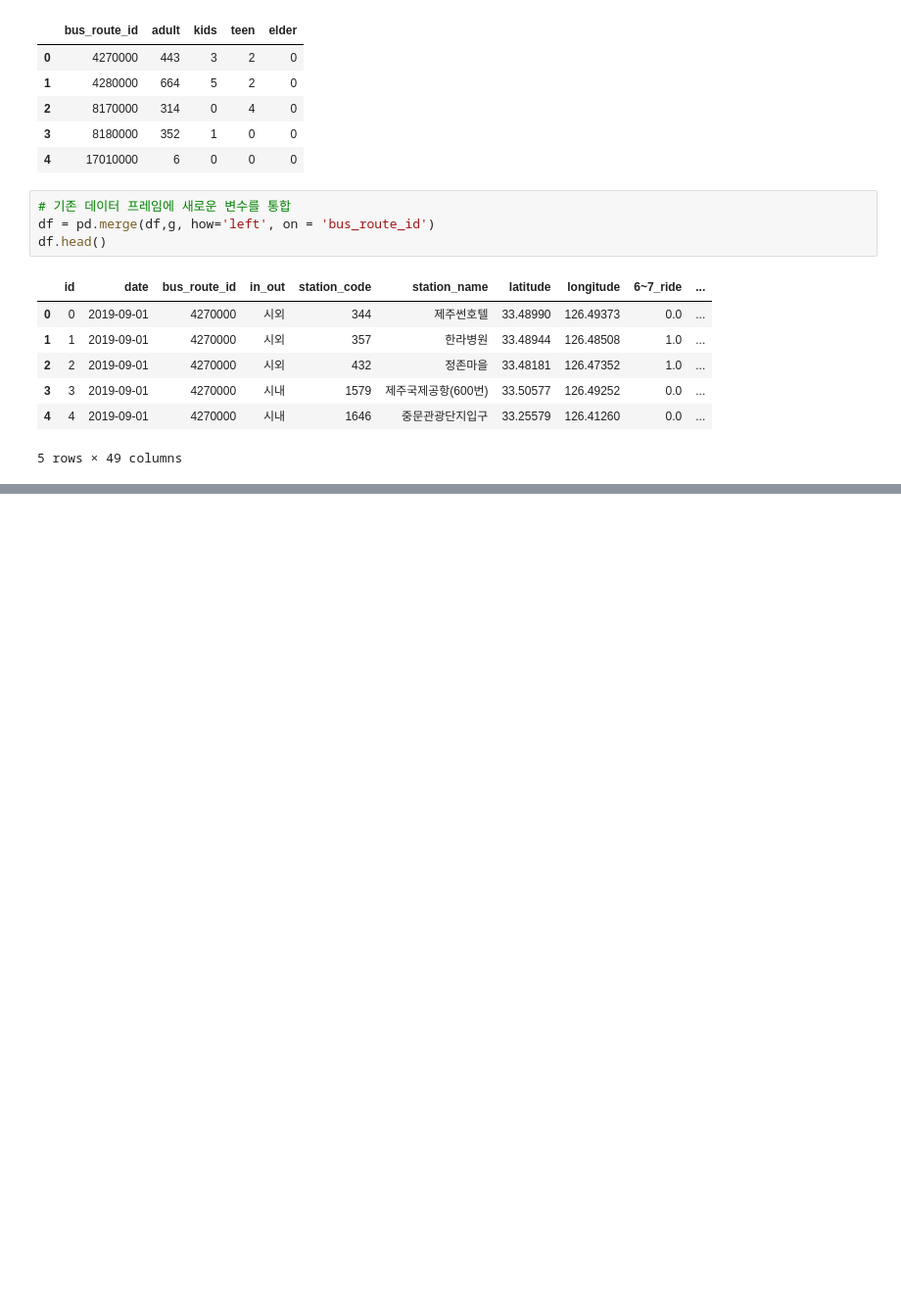
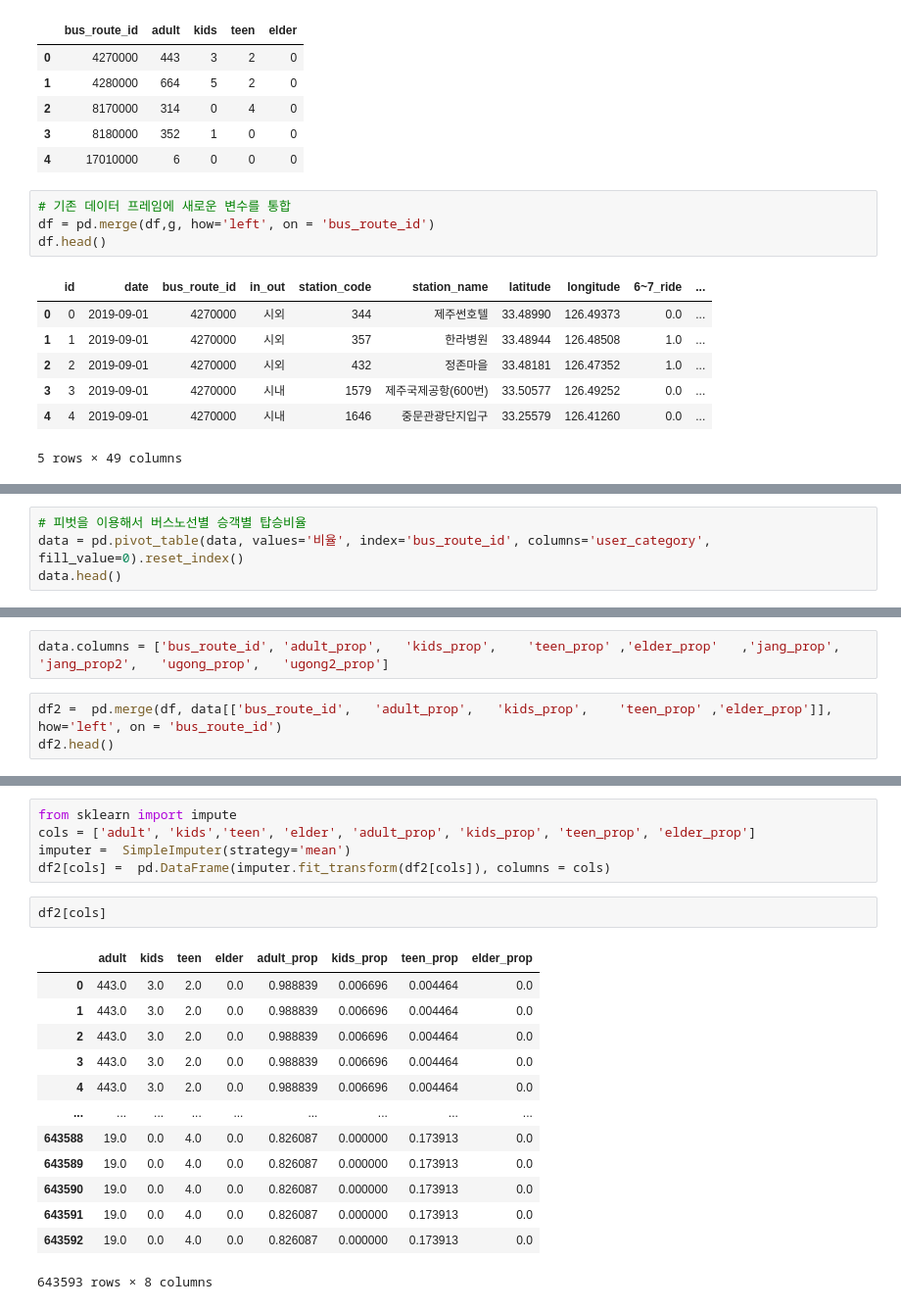
Before and after one commit to bigdataleeky/python, a Jupyter notebook: 20220609/20220608_2.ipynb, the cells around one changed output, grey strips where cells are left out. Shown at 98% size. Saved outputs shown, nothing was run; the diff lists cells and outputs as text; blank space fills up the shorter version.

```diff
--- a/20220609/20220608_2.ipynb
+++ b/20220609/20220608_2.ipynb
@@ -447,0 +474,4 @@ df.head()
+# %%
+# 피벗을 이용해서 버스노선별 승객별 탑승비율
+data = pd.pivot_table(data, values='비율', index='bus_route_id', columns='user_category', fill_value=0).reset_index()
+data.head()
@@ -447,0 +485,5 @@ df.head()
+# %%
+data.columns = ['bus_route_id',	'adult_prop',	'kids_prop',	'teen_prop'	,'elder_prop'	,'jang_prop',	'jang_prop2',	'ugong_prop',	'ugong2_prop']
+# %%
+df2 =  pd.merge(df, data[['bus_route_id',	'adult_prop',	'kids_prop',	'teen_prop'	,'elder_prop']], how='left', on = 'bus_route_id')
+df2.head()
@@ -447,0 +515,21 @@ df.head()
+# %%
+from sklearn import impute
+cols = ['adult', 'kids','teen', 'elder', 'adult_prop', 'kids_prop', 'teen_prop', 'elder_prop']
+imputer =  SimpleImputer(strategy='mean')
+df2[cols] =  pd.DataFrame(imputer.fit_transform(df2[cols]), columns = cols)
+# %%
+df2[cols]
+# %% [output]
+|  | adult | kids | teen | elder | adult_prop | kids_prop | teen_prop | elder_prop |
+| 0 | 443.0 | 3.0 | 2.0 | 0.0 | 0.988839 | 0.006696 | 0.004464 | 0.0 |
+| 1 | 443.0 | 3.0 | 2.0 | 0.0 | 0.988839 | 0.006696 | 0.004464 | 0.0 |
+| 2 | 443.0 | 3.0 | 2.0 | 0.0 | 0.988839 | 0.006696 | 0.004464 | 0.0 |
+| 3 | 443.0 | 3.0 | 2.0 | 0.0 | 0.988839 | 0.006696 | 0.004464 | 0.0 |
+| 4 | 443.0 | 3.0 | 2.0 | 0.0 | 0.988839 | 0.006696 | 0.004464 | 0.0 |
+| ... | ... | ... | ... | ... | ... | ... | ... | ... |
+| 643588 | 19.0 | 0.0 | 4.0 | 0.0 | 0.826087 | 0.000000 | 0.173913 | 0.0 |
+| 643589 | 19.0 | 0.0 | 4.0 | 0.0 | 0.826087 | 0.000000 | 0.173913 | 0.0 |
+| 643590 | 19.0 | 0.0 | 4.0 | 0.0 | 0.826087 | 0.000000 | 0.173913 | 0.0 |
+| 643591 | 19.0 | 0.0 | 4.0 | 0.0 | 0.826087 | 0.000000 | 0.173913 | 0.0 |
+| 643592 | 19.0 | 0.0 | 4.0 | 0.0 | 0.826087 | 0.000000 | 0.173913 | 0.0 |
+643593 rows × 8 columns
```
Also changed, not shown: parts of 7 cells of this notebook.
